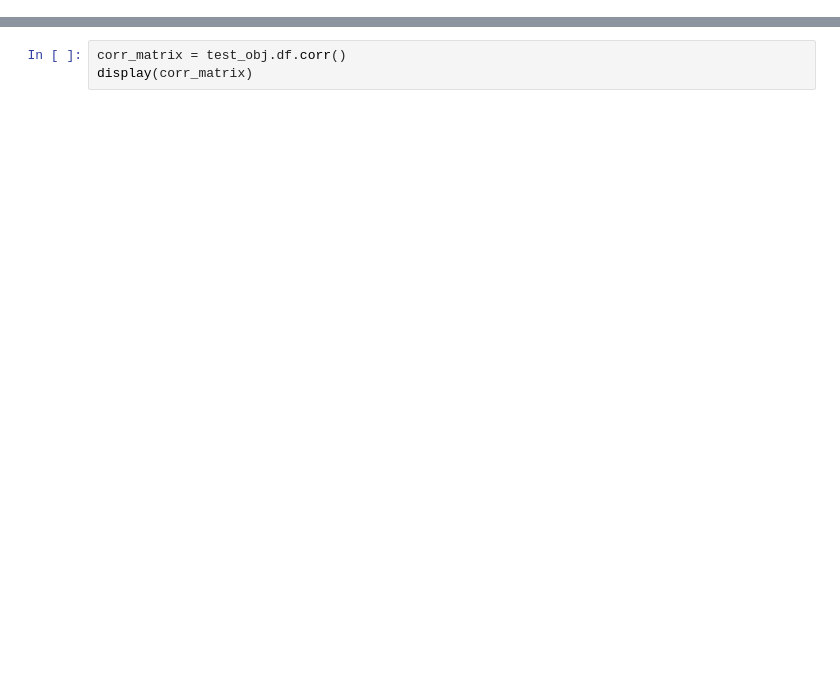
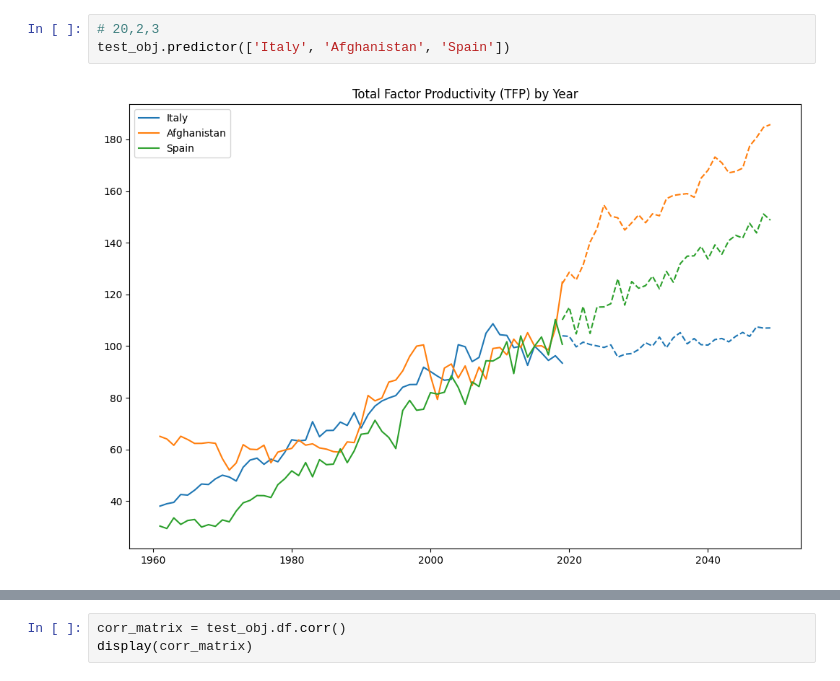
Before and after one commit to carlkrg/AP-Agros-Uni-Project, a Jupyter notebook: Testing/testing_notebook.ipynb, the cells around one changed output, grey strips where cells are left out. Drawn from its saved outputs; the diff is of its cells as text; blank space fills up the shorter version.

```diff
--- a/Testing/testing_notebook.ipynb
+++ b/Testing/testing_notebook.ipynb
@@ -30,0 +117,5 @@ reading data file into pandas dataframe...
+# %%
+# 20,2,3
+test_obj.predictor(['Italy', 'Afghanistan', 'Spain'])
+# %% [output]
+[figure, added]
```
Also changed, not shown: parts of 24 cells of this notebook, 1 other file.
